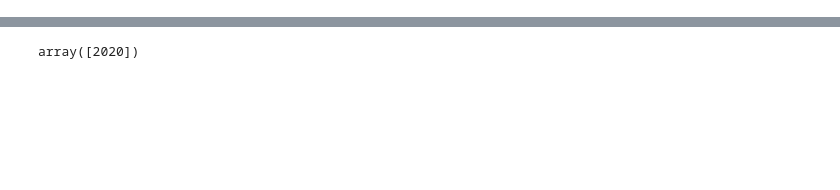
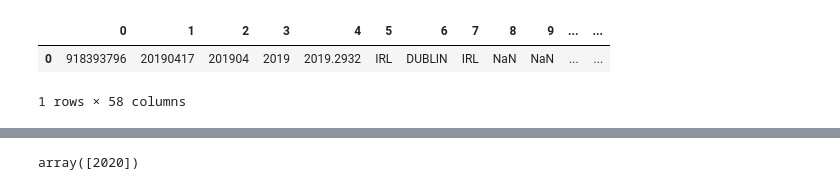
Before and after one commit to epfl-ada/ada-2021-project-apa, a Jupyter notebook: events_dataset.ipynb, the cells around one changed output, grey strips where cells are left out. Cells and saved outputs as stored; diff of their text form; code cells hidden in the pictures; blank space fills up the shorter version.

```diff
--- a/events_dataset.ipynb
+++ b/events_dataset.ipynb
@@ -134,0 +153,3 @@ print("Done")
+# %%
+csv = pd.read_csv(f"{EVENTS_PATH}/20200416.export.CSV.zip", compression="zip", sep="\t", header=None)
+csv.info()
@@ -135 +174,7 @@ print("Done")
+# %%
+csv.head(1)
+# %% [output]
+|  | 0 | 1 | 2 | 3 | 4 | 5 | 6 | 7 | 8 | 9 | ... | ... |
+| 0 | 918393796 | 20190417 | 201904 | 2019 | 2019.2932 | IRL | DUBLIN | IRL | NaN | NaN | ... | ... |
+1 rows × 58 columns
 # %% [markdown]
```
Also changed, not shown: parts of 25 cells of this notebook, 5 other files.
